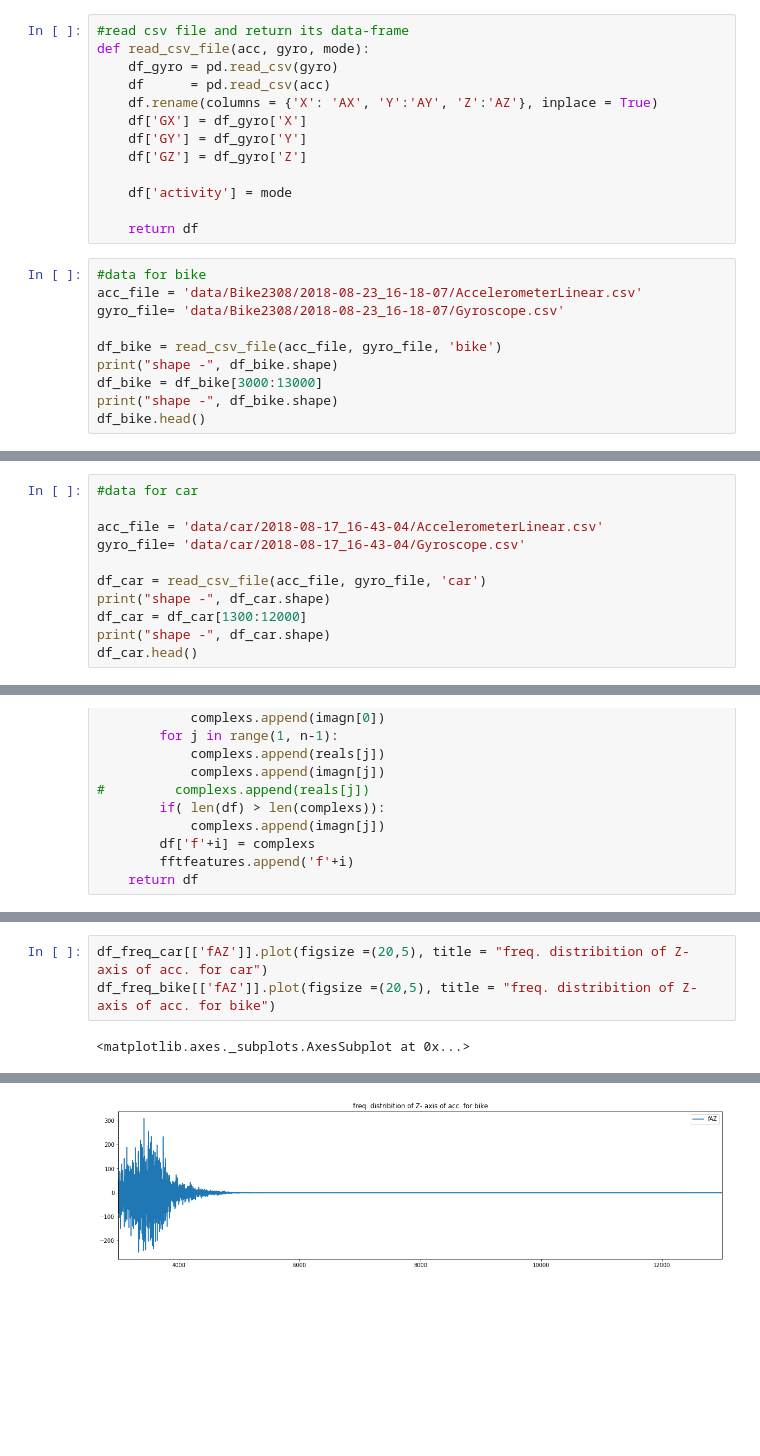
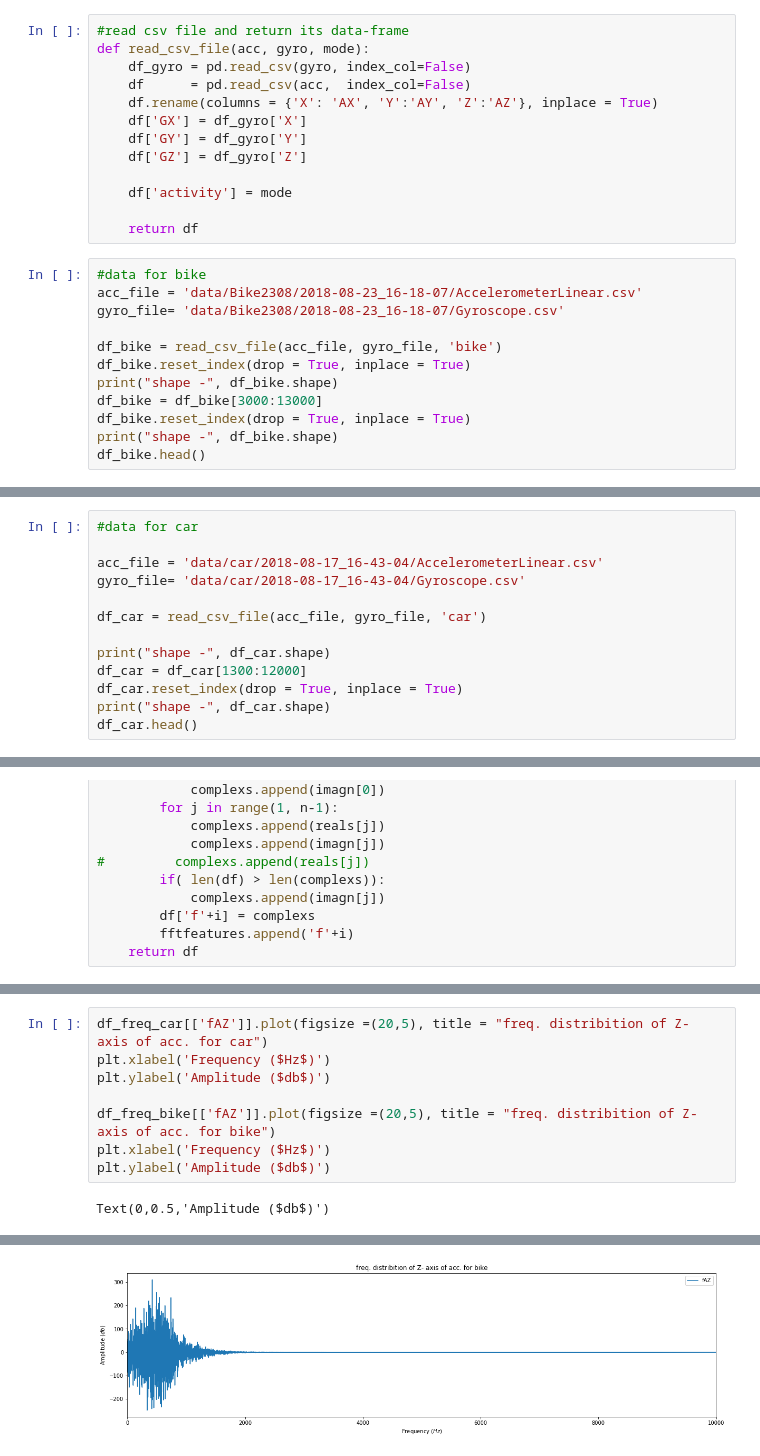
Before and after one commit to dhananjayece244/MTP, a Jupyter notebook: bike_and_car_pattern.ipynb, the cells around one changed output, grey strips where cells are left out. Saved outputs shown, nothing was run; the diff lists cells and outputs as text; blank space fills up the shorter version.

```diff
--- a/bike_and_car_pattern.ipynb
+++ b/bike_and_car_pattern.ipynb
@@ -14,8 +14,8 @@ from scipy.fftpack import fft
 # %%
 #read csv file and return its data-frame
 def read_csv_file(acc, gyro, mode):
-    df_gyro = pd.read_csv(gyro)
-    df      = pd.read_csv(acc)
+    df_gyro = pd.read_csv(gyro, index_col=False)
+    df      = pd.read_csv(acc,  index_col=False)
     df.rename(columns = {'X': 'AX', 'Y':'AY', 'Z':'AZ'}, inplace = True)
     df['GX'] = df_gyro['X']
     df['GY'] = df_gyro['Y']
@@ -30,8 +30,10 @@ acc_file = 'data/Bike2308/2018-08-23_16-18-07/AccelerometerLinear.csv'
 gyro_file= 'data/Bike2308/2018-08-23_16-18-07/Gyroscope.csv'
 
 df_bike = read_csv_file(acc_file, gyro_file, 'bike')
+df_bike.reset_index(drop = True, inplace = True)
 print("shape -", df_bike.shape)
 df_bike = df_bike[3000:13000]
+df_bike.reset_index(drop = True, inplace = True)
 print("shape -", df_bike.shape)
 df_bike.head()
 # %% [output]
@@ -50,8 +52,10 @@ acc_file = 'data/car/2018-08-17_16-43-04/AccelerometerLinear.csv'
 gyro_file= 'data/car/2018-08-17_16-43-04/Gyroscope.csv'
 
 df_car = read_csv_file(acc_file, gyro_file, 'car')
+
 print("shape -", df_car.shape)
 df_car = df_car[1300:12000]
+df_car.reset_index(drop = True, inplace = True)
 print("shape -", df_car.shape)
 df_car.head()
 # %% [output]
@@ -169,5 +189,10 @@ df_freq_bike[['fAY']].plot(figsize =(20,5), title = "freq. distribition of Y- ax
 # %%
 df_freq_car[['fAZ']].plot(figsize =(20,5), title = "freq. distribition of Z- axis of acc. for car")
+plt.xlabel('Frequency ($Hz$)')
+plt.ylabel('Amplitude ($db$)')
+
 df_freq_bike[['fAZ']].plot(figsize =(20,5), title = "freq. distribition of Z- axis of acc. for bike")
+plt.xlabel('Frequency ($Hz$)')
+plt.ylabel('Amplitude ($db$)')
 # %% [output]
-<matplotlib.axes._subplots.AxesSubplot at 0x...>
+Text(0,0.5,'Amplitude ($db$)')
@@ -175 +200 @@ df_freq_bike[['fAZ']].plot(figsize =(20,5), title = "freq. distribition of Z- ax
-[figure, old version]
+[figure, new version]
```
Also changed, not shown: parts of 13 cells of this notebook.
